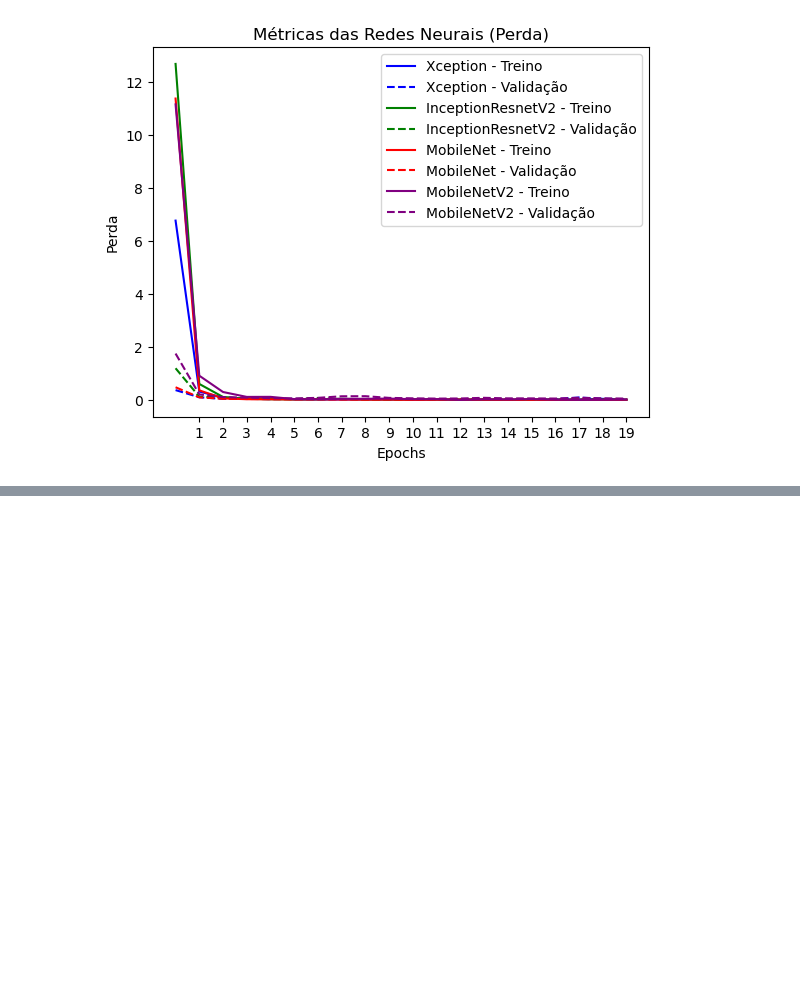
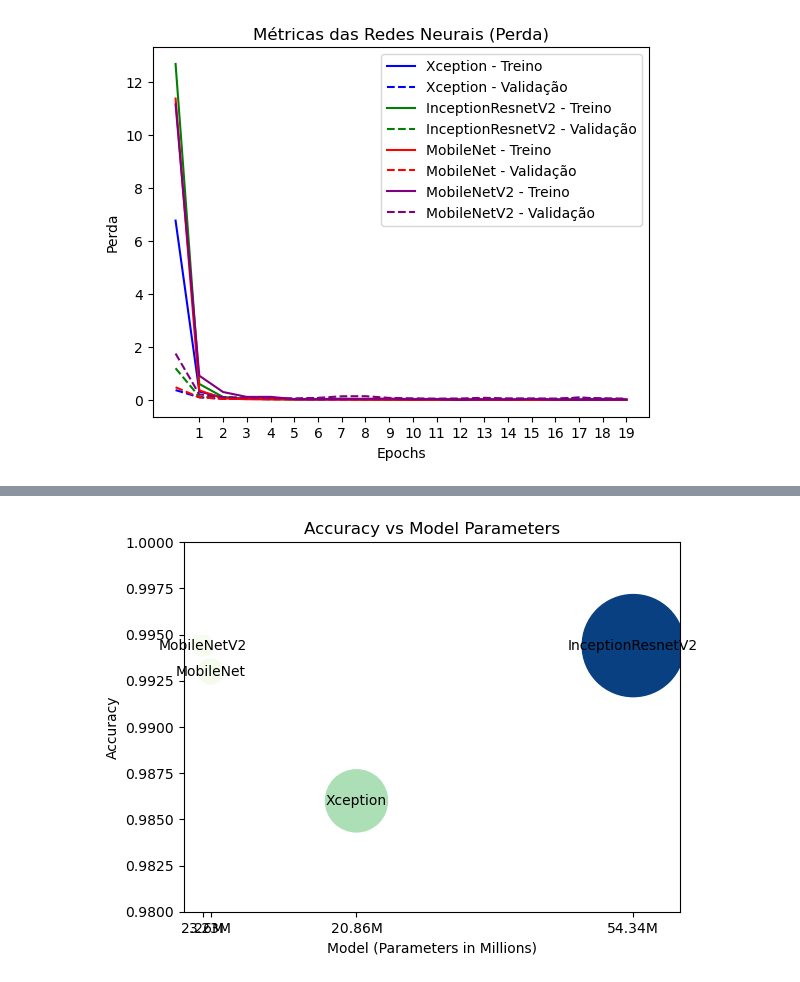
Before and after one commit to d-t-n/quality-inspection-ai-cv-deep-learning, a Jupyter notebook: Model-General-QC-portu-Integrated.ipynb, the cells around one changed output, grey strips where cells are left out. Cells and saved outputs as stored; diff of their text form; code cells hidden in the pictures; blank space fills up the shorter version.

```diff
--- a/Model-General-QC-portu-Integrated.ipynb
+++ b/Model-General-QC-portu-Integrated.ipynb
@@ -915,0 +974,33 @@ plt.show()
+# %%
+import matplotlib.pyplot as plt
+import numpy as np
+
+models = ['Xception', 'InceptionResnetV2', 'MobileNet', 'MobileNetV2']
+params = [20.86, 54.34, 3.23, 2.26]
+accuracies = [0.9860, 0.9944, 0.9930, 0.9944]
+sizes = [2000, 5400, 320, 230]
+
+fig, ax = plt.subplots()
+ax.set_xlim(0, max(params) + 2)
+ax.set_ylim(0.97, 1.00)
+ax.set_xlabel('Model (Parameters in Millions)')
+ax.set_ylabel('Accuracy')
+ax.set_title('Accuracy vs. Parameters for 4 Models')
+
+scatter = ax.scatter(params, accuracies, c=params, cmap='GnBu', s=sizes)
+for i, txt in enumerate(models):
+    ax.annotate(txt, (params[i], accuracies[i]), ha='center', va='center')
+
+ax.set_xlim(left=0, right=60)
+ax.set_xticks(params)
+ax.set_xticklabels([str(p) + 'M' for p in params])
+
+ax.set_ylim(bottom=0.98, top=1.0)
+ax.set_ylabel('Accuracy')
+
+
+plt.title('Accuracy vs Model Parameters')
+
+plt.show()
+# %% [output]
+[figure, added]
```
Also changed, not shown: parts of 5 cells of this notebook.
